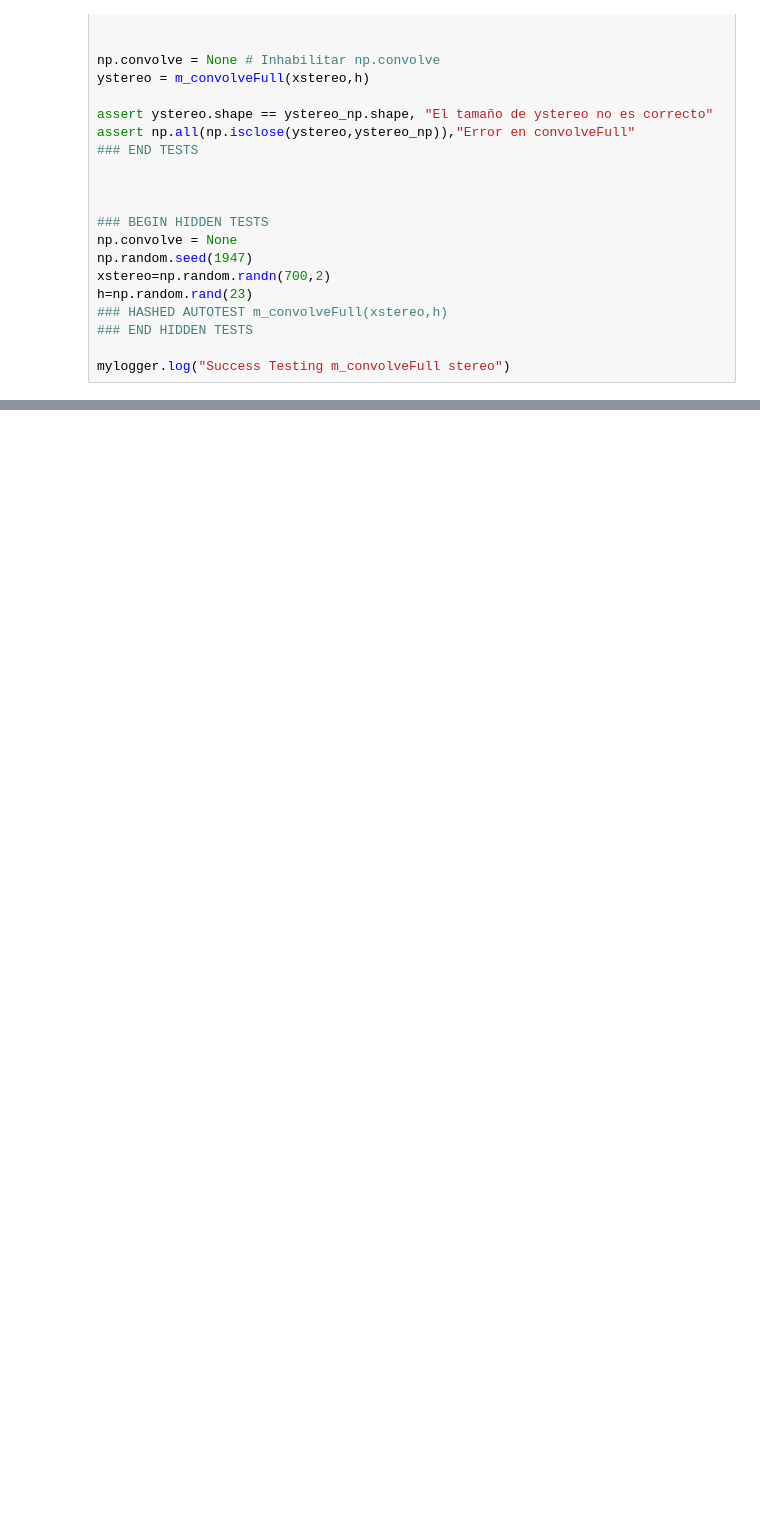
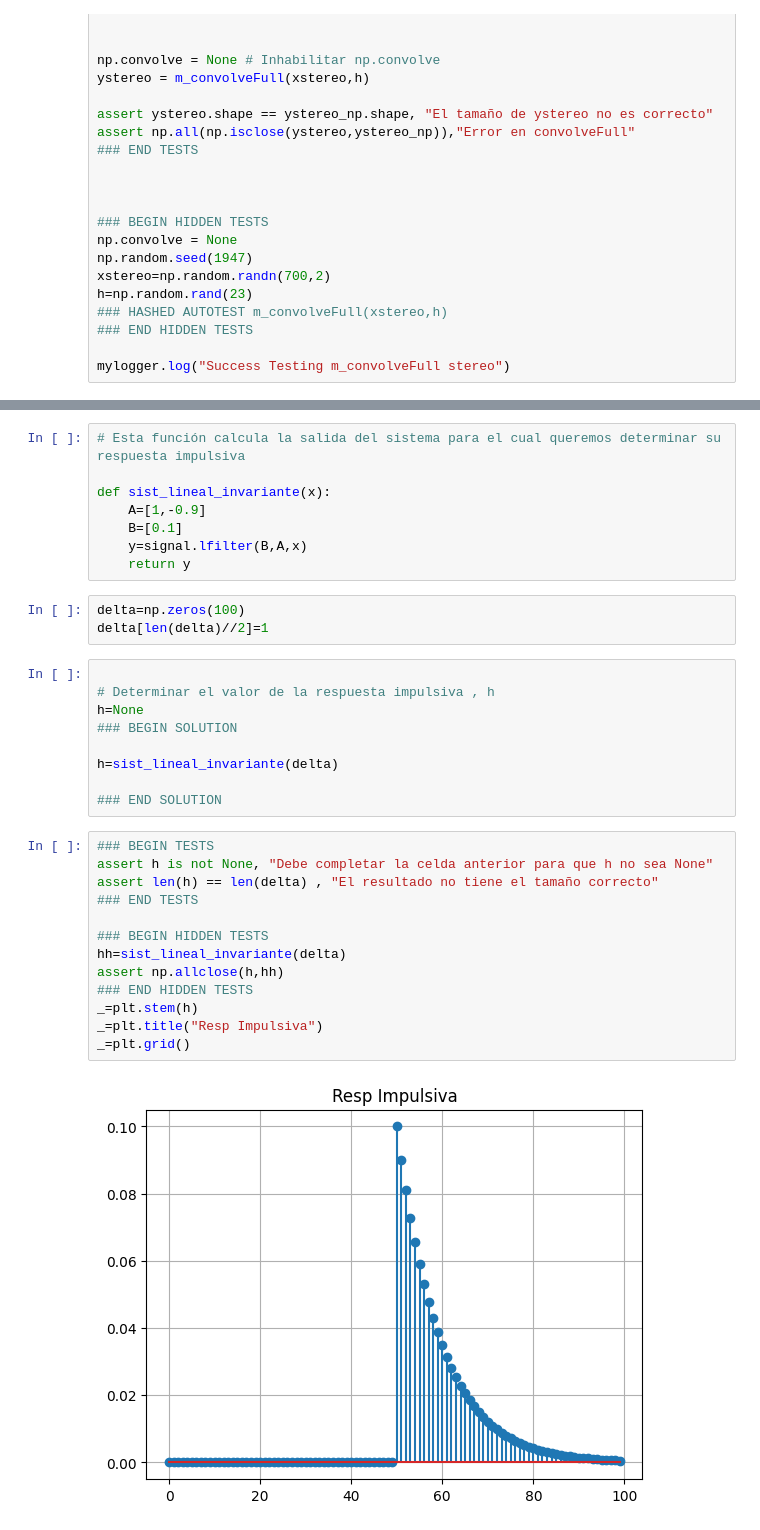
Before and after one commit to aalbiol/ss-jupyterhub, a Jupyter notebook: source/P1-4/04-Promedios Ponderados.ipynb, the cells around one changed output, grey strips where cells are left out. Drawn from its saved outputs; the diff is of its cells as text; blank space fills up the shorter version.

```diff
--- a/source/P1-4/04-Promedios Ponderados.ipynb
+++ b/source/P1-4/04-Promedios Ponderados.ipynb
@@ -587,0 +660,35 @@ mylogger.log("Success Testing m_convolveFull stereo")
+# %%
+# Esta función calcula la salida del sistema para el cual queremos determinar su respuesta impulsiva
+
+def sist_lineal_invariante(x):
+    A=[1,-0.9]
+    B=[0.1]
+    y=signal.lfilter(B,A,x)
+    return y
+# %%
+delta=np.zeros(100)
+delta[len(delta)//2]=1
+# %%
+
+# Determinar el valor de la respuesta impulsiva , h
+h=None
+### BEGIN SOLUTION
+
+h=sist_lineal_invariante(delta)
+
+### END SOLUTION
+# %%
+### BEGIN TESTS
+assert h is not None, "Debe completar la celda anterior para que h no sea None"
+assert len(h) == len(delta) , "El resultado no tiene el tamaño correcto"
+### END TESTS
+
+### BEGIN HIDDEN TESTS
+hh=sist_lineal_invariante(delta)
+assert np.allclose(h,hh)
+### END HIDDEN TESTS
+_=plt.stem(h)
+_=plt.title("Resp Impulsiva")
+_=plt.grid()
+# %% [output]
+[figure, added]
```
Also changed, not shown: parts of 6 cells of this notebook, 14 other files.
